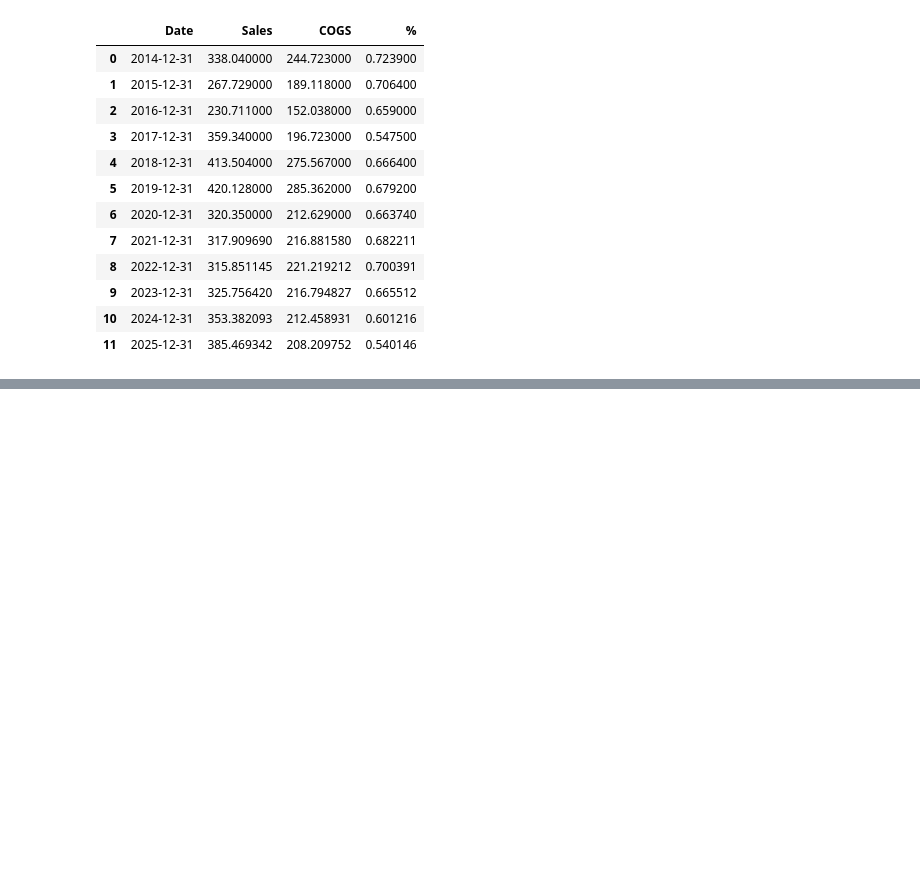
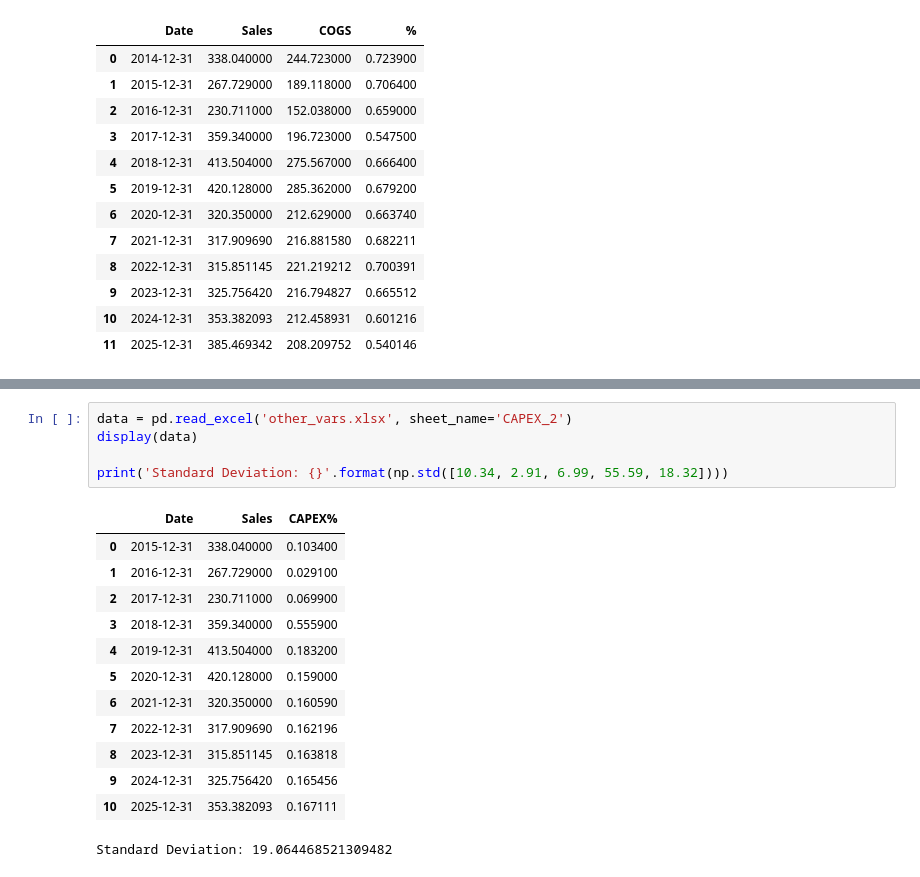
Before and after one commit to misaelramirez-coding/autlan, a Jupyter notebook: other_vars.ipynb, the cells around one changed output, grey strips where cells are left out. Drawn from its saved outputs; the diff is of its cells as text; blank space fills up the shorter version.

```diff
--- a/other_vars.ipynb
+++ b/other_vars.ipynb
@@ -107,0 +229,19 @@ Standard Deviation: 5.241501965767337
+# %%
+data = pd.read_excel('other_vars.xlsx', sheet_name='CAPEX_2')
+display(data)
+
+print('Standard Deviation: {}'.format(np.std([10.34, 2.91, 6.99, 55.59, 18.32])))
+# %% [output]
+|  | Date | Sales | CAPEX% |
+| 0 | 2015-12-31 | 338.040000 | 0.103400 |
+| 1 | 2016-12-31 | 267.729000 | 0.029100 |
+| 2 | 2017-12-31 | 230.711000 | 0.069900 |
+| 3 | 2018-12-31 | 359.340000 | 0.555900 |
+| 4 | 2019-12-31 | 413.504000 | 0.183200 |
+| 5 | 2020-12-31 | 420.128000 | 0.159000 |
+| 6 | 2021-12-31 | 320.350000 | 0.160590 |
+| 7 | 2022-12-31 | 317.909690 | 0.162196 |
+| 8 | 2023-12-31 | 315.851145 | 0.163818 |
+| 9 | 2024-12-31 | 325.756420 | 0.165456 |
+| 10 | 2025-12-31 | 353.382093 | 0.167111 |
+Standard Deviation: 19.064468521309482
```
Also changed, not shown: parts of 19 cells of this notebook, 3 other files.
